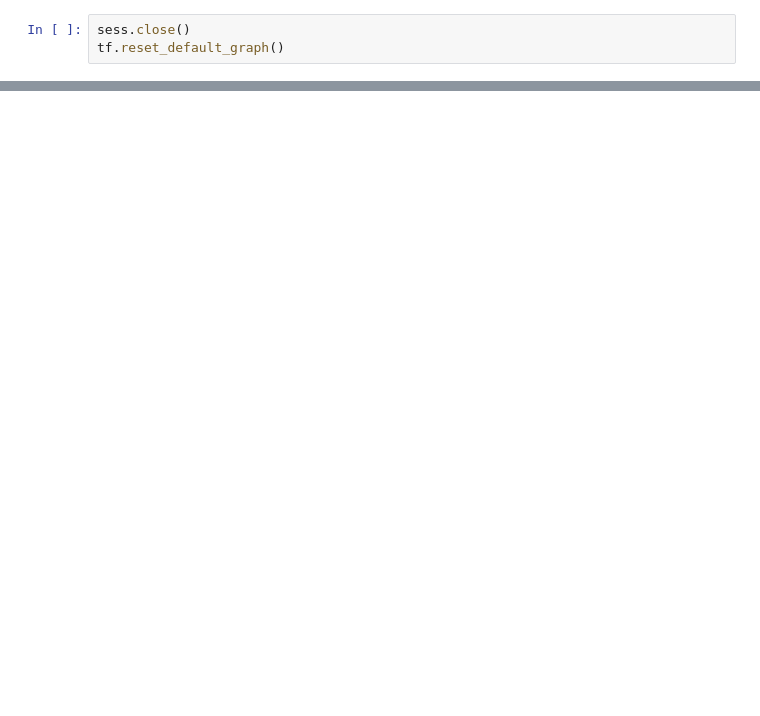
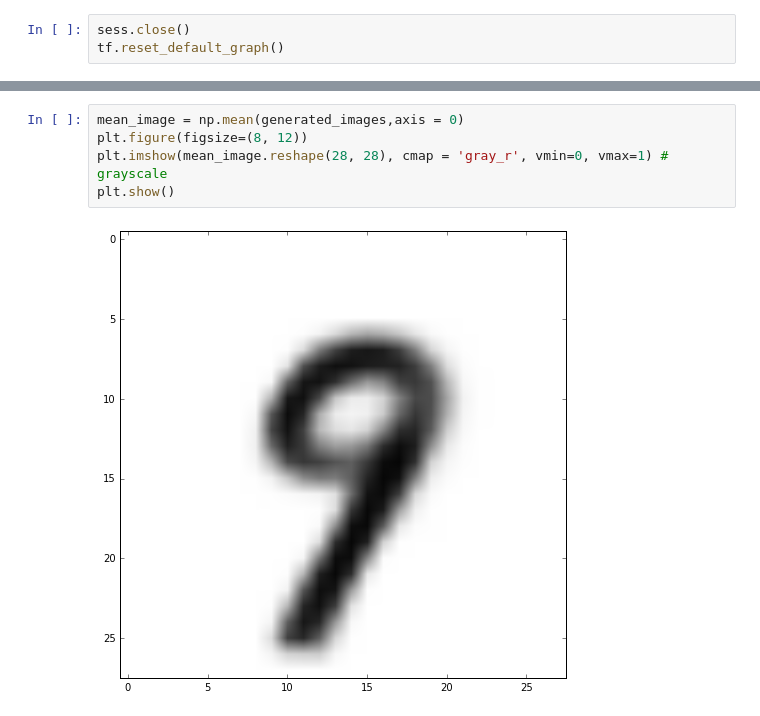
Before and after one commit to Jianbo-Lab/deep-learning-project, a Jupyter notebook: notebook/fc_vae.ipynb, the cells around one changed output, grey strips where cells are left out. Drawn from its saved outputs; the diff is of its cells as text; blank space fills up the shorter version.

```diff
--- a/notebook/fc_vae.ipynb
+++ b/notebook/fc_vae.ipynb
@@ -53,0 +80,7 @@ tf.reset_default_graph()
+# %%
+mean_image = np.mean(generated_images,axis = 0)
+plt.figure(figsize=(8, 12))
+plt.imshow(mean_image.reshape(28, 28), cmap = 'gray_r', vmin=0, vmax=1) # grayscale
+plt.show()
+# %% [output]
+[figure, added]
```
Also changed, not shown: parts of 2 cells of this notebook, 1 other file.
